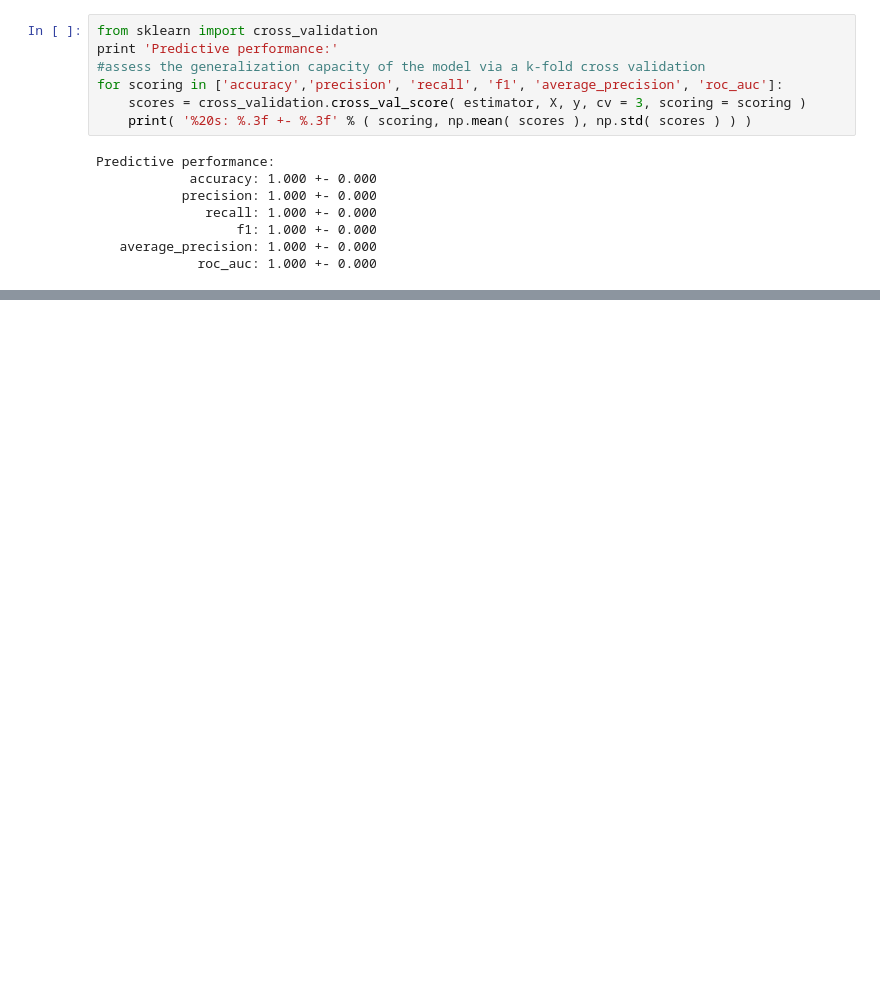
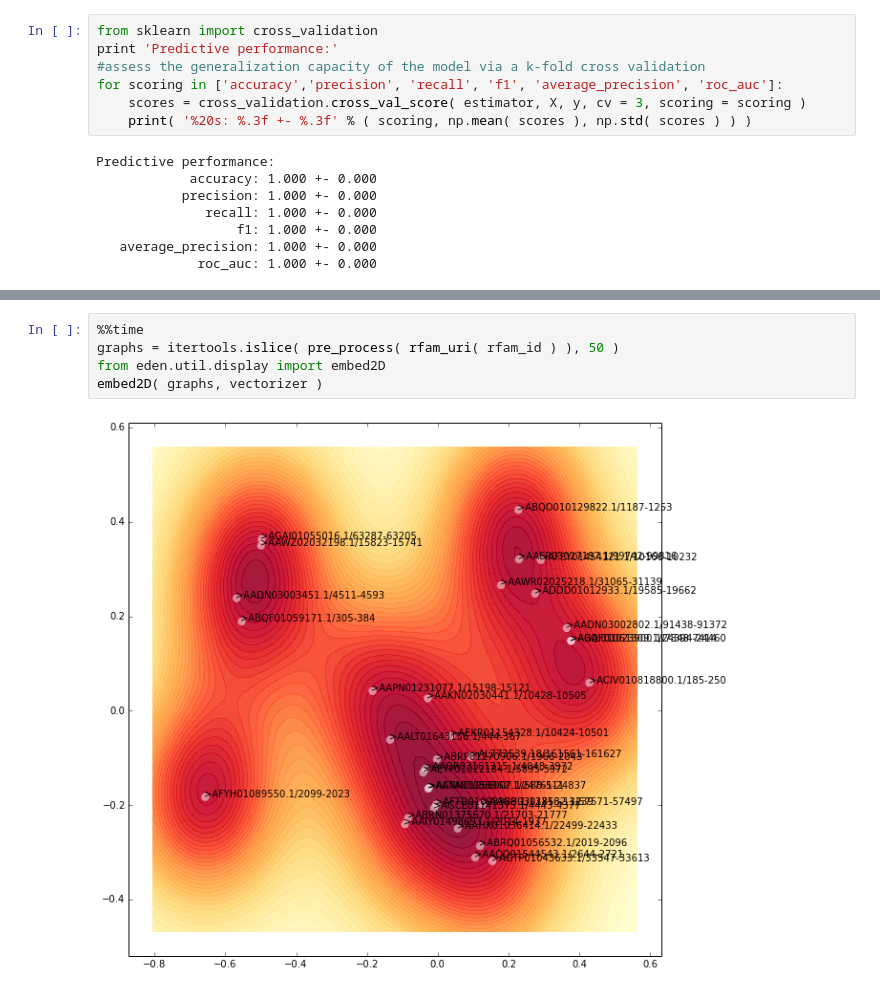
Before and after one commit to fabriziocosta/EDeN, a Jupyter notebook: examples/RNA_example.ipynb, the cells around one changed output, grey strips where cells are left out. Drawn from its saved outputs; the diff is of its cells as text; blank space fills up the shorter version.

```diff
--- a/examples/RNA_example.ipynb
+++ b/examples/RNA_example.ipynb
@@ -247,0 +249,7 @@ class: 1  >AL773539.18/161561-161627
+# %%
+%%time
+graphs = itertools.islice( pre_process( rfam_uri( rfam_id ) ), 50 )
+from eden.util.display import embed2D
+embed2D( graphs, vectorizer )
+# %% [output]
+[figure, added]
```
Also changed, not shown: parts of 29 cells of this notebook, 3 other files.
